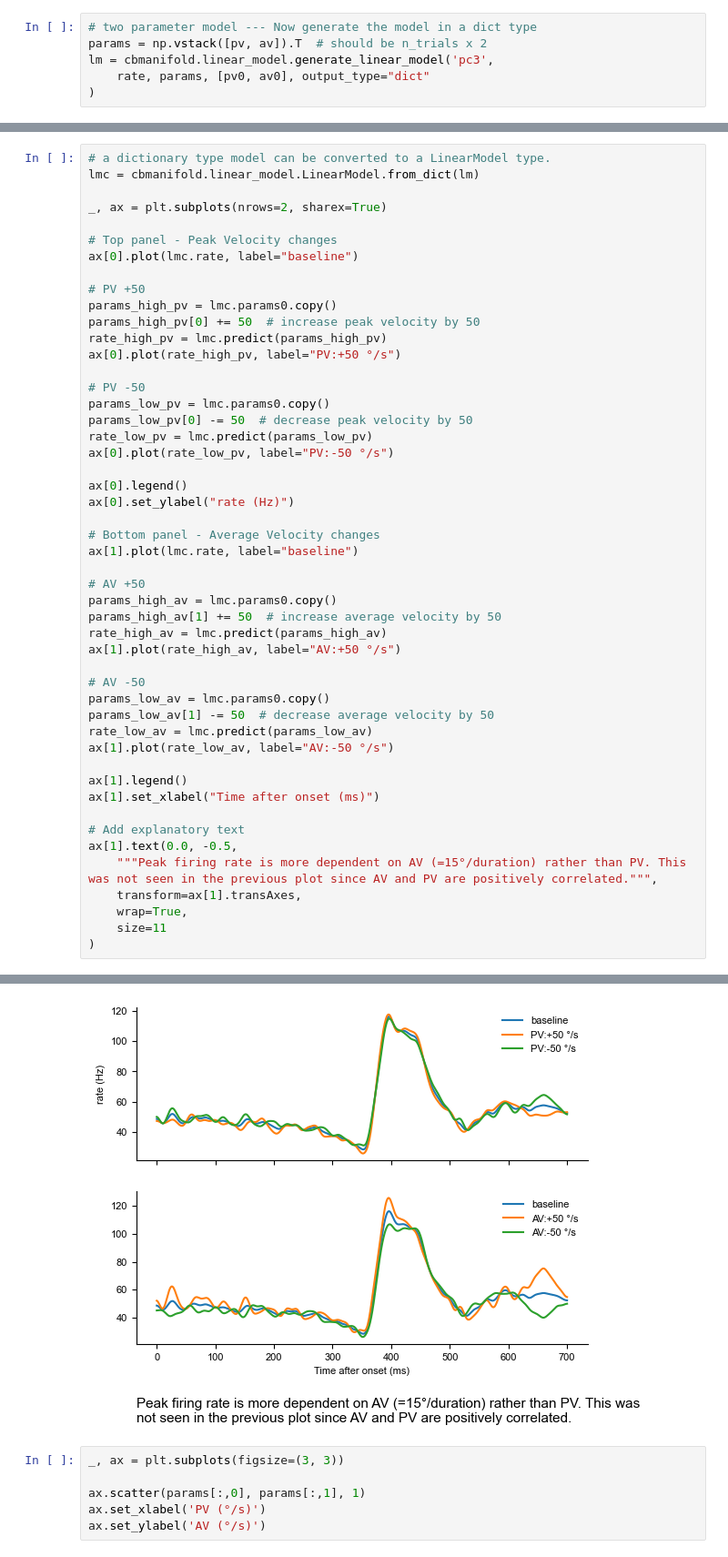
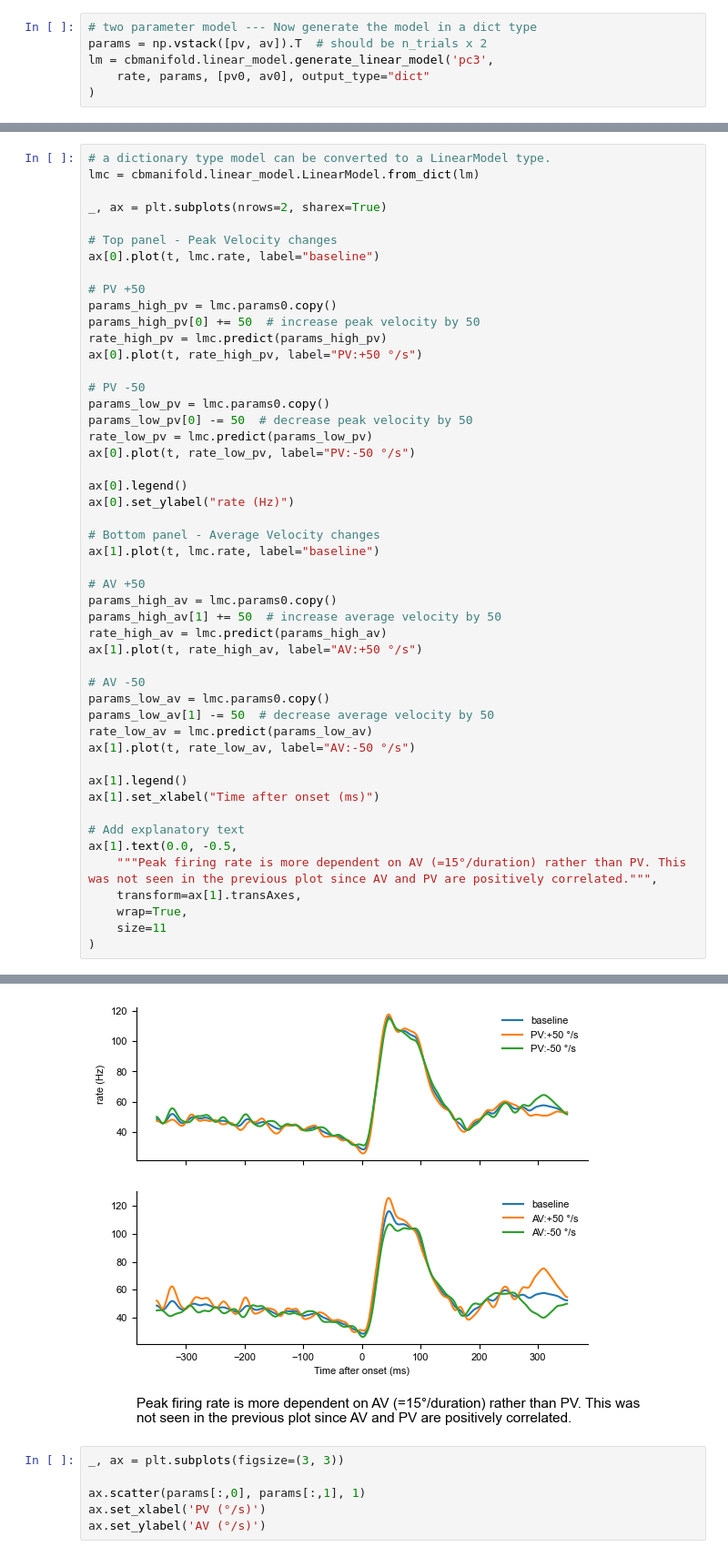
Before and after one commit to julianasdd/cbmanifold, a Jupyter notebook: notebooks/Manifold_analysis_example.ipynb, the cells around one changed output, grey strips where cells are left out. Shown at 91% size. Drawn from its saved outputs; the diff is of its cells as text.

```diff
--- a/notebooks/Manifold_analysis_example.ipynb
+++ b/notebooks/Manifold_analysis_example.ipynb
@@ -191,51 +211,51 @@ lmc = cbmanifold.linear_model.LinearModel.from_dict(lm)
 _, ax = plt.subplots(nrows=2, sharex=True)
 
 # Top panel - Peak Velocity changes
-ax[0].plot(lmc.rate, label="baseline")
+ax[0].plot(t, lmc.rate, label="baseline")
 
 # PV +50
 params_high_pv = lmc.params0.copy()
 params_high_pv[0] += 50  # increase peak velocity by 50
 rate_high_pv = lmc.predict(params_high_pv)
-ax[0].plot(rate_high_pv, label="PV:+50 °/s")
+ax[0].plot(t, rate_high_pv, label="PV:+50 °/s")
 
 # PV -50
 params_low_pv = lmc.params0.copy()
 params_low_pv[0] -= 50  # decrease peak velocity by 50
 rate_low_pv = lmc.predict(params_low_pv)
-ax[0].plot(rate_low_pv, label="PV:-50 °/s")
+ax[0].plot(t, rate_low_pv, label="PV:-50 °/s")
 
 ax[0].legend()
 ax[0].set_ylabel("rate (Hz)")
 
 # Bottom panel - Average Velocity changes
-ax[1].plot(lmc.rate, label="baseline")
+ax[1].plot(t, lmc.rate, label="baseline")
 
 # AV +50
 params_high_av = lmc.params0.copy()
 params_high_av[1] += 50  # increase average velocity by 50
 rate_high_av = lmc.predict(params_high_av)
-ax[1].plot(rate_high_av, label="AV:+50 °/s")
+ax[1].plot(t, rate_high_av, label="AV:+50 °/s")
 
 # AV -50
 params_low_av = lmc.params0.copy()
 params_low_av[1] -= 50  # decrease average velocity by 50
 rate_low_av = lmc.predict(params_low_av)
-ax[1].plot(rate_low_av, label="AV:-50 °/s")
+ax[1].plot(t, rate_low_av, label="AV:-50 °/s")
 
 ax[1].legend()
 ax[1].set_xlabel("Time after onset (ms)")
 
 # Add explanatory text
 ax[1].text(0.0, -0.5,
     """Peak firing rate is more dependent on AV (=15°/duration) rather than PV. This was not seen in the previous plot since AV and PV are positively correlated.""",
     transform=ax[1].transAxes,
     wrap=True,
     size=11
 )
 # %% [output]
 Text(0.0, -0.5, 'Peak firing rate is more dependent on AV (=15°/duration) rather than PV. This was not seen in the previous plot since AV and PV are positively correlated.')
-[figure, old version]
+[figure, new version]
 # %%
 _, ax = plt.subplots(figsize=(3, 3))
 
```
Also changed, not shown: parts of 6 cells of this notebook, 1 other file.
